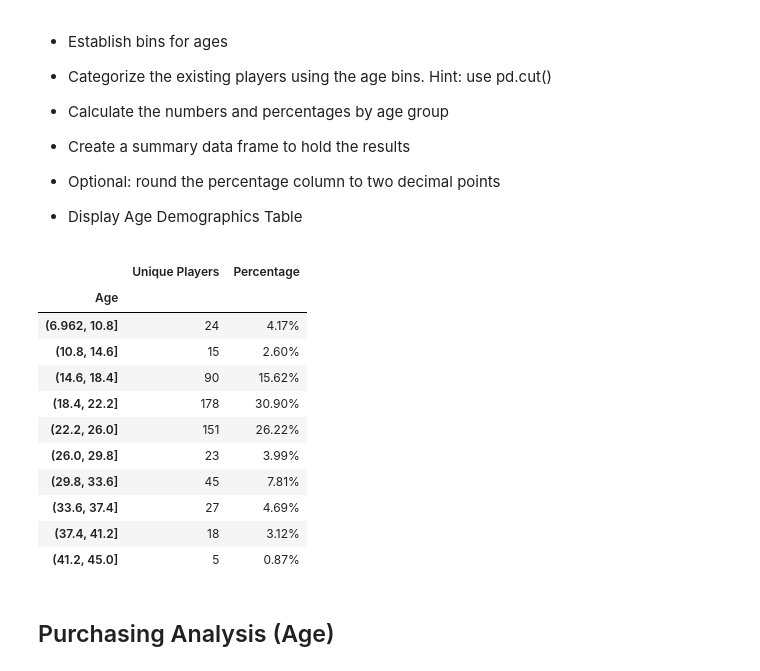
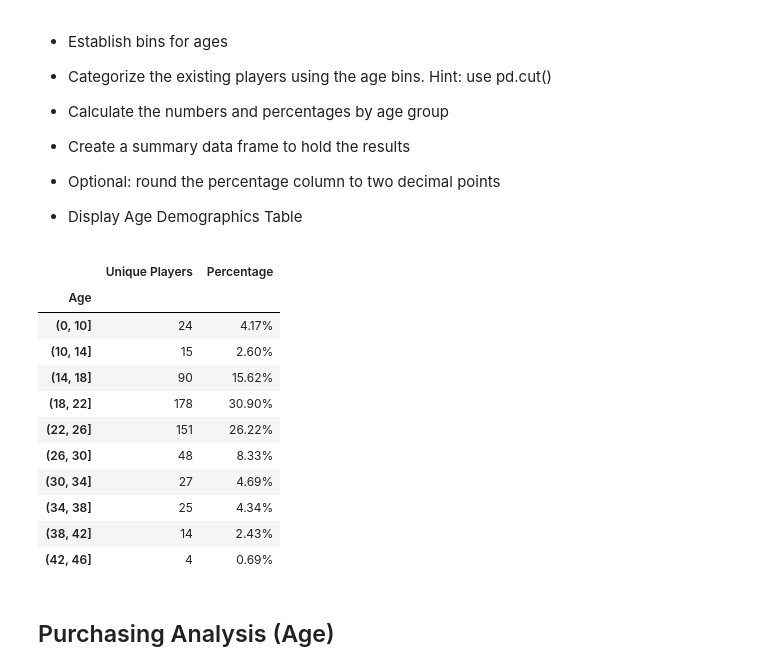
Before and after one commit to 4890A/04-Pandas-Assignment, a Jupyter notebook: HeroesOfPymoli_starter.ipynb, the cells around one changed output. Saved outputs shown, nothing was run; the diff lists cells and outputs as text; code cells hidden in the pictures.

```diff
--- a/HeroesOfPymoli_starter.ipynb
+++ b/HeroesOfPymoli_starter.ipynb
@@ -9,11 +9,12 @@
 * Instructions have been included for each segment. You do not have to follow them exactly, but they are included to help you think through the steps.
 # %%
 # Dependencies and Setup
+import os
 import pandas as pd
 import numpy as np
 
 # File to Load (Remember to Change These)
-file_to_load = "Resources/purchase_data.csv"
+file_to_load = os.path.join("Resources", "purchase_data.csv")
 
 # Read Purchasing File and store into Pandas data frame
 purchase_data = pd.read_csv(file_to_load)
@@ -149,24 +150,26 @@ purchasing_analysis
 * Display Age Demographics Table
 # %%
 pd.options.display.float_format = '{:,.2f}%'.format
-number_players = purchase_data.groupby(pd.cut(purchase_data["Age"],10))["SN"].nunique()
+bins = [0]
+bins = np.append(bins, np.arange(10,50,4))
+number_players = purchase_data.groupby(pd.cut(purchase_data["Age"],bins))["SN"].nunique()
 age_demo = pd.DataFrame({})
 age_demo["Unique Players"] = number_players
 age_demo["Percentage"] = 100. * number_players/ total_players
 age_demo
 # %% [output]
 |  | Unique Players | Percentage |
 | Age |  |  |
-| (6.962, 10.8] | 24 | 4.17% |
-| (10.8, 14.6] | 15 | 2.60% |
-| (14.6, 18.4] | 90 | 15.62% |
-| (18.4, 22.2] | 178 | 30.90% |
-| (22.2, 26.0] | 151 | 26.22% |
-| (26.0, 29.8] | 23 | 3.99% |
-| (29.8, 33.6] | 45 | 7.81% |
-| (33.6, 37.4] | 27 | 4.69% |
-| (37.4, 41.2] | 18 | 3.12% |
-| (41.2, 45.0] | 5 | 0.87% |
+| (0, 10] | 24 | 4.17% |
+| (10, 14] | 15 | 2.60% |
+| (14, 18] | 90 | 15.62% |
+| (18, 22] | 178 | 30.90% |
+| (22, 26] | 151 | 26.22% |
+| (26, 30] | 48 | 8.33% |
+| (30, 34] | 27 | 4.69% |
+| (34, 38] | 25 | 4.34% |
+| (38, 42] | 14 | 2.43% |
+| (42, 46] | 4 | 0.69% |
 # %% [markdown]
 ## Purchasing Analysis (Age)
 # %% [markdown]
```
Also changed, not shown: parts of 2 cells of this notebook.
